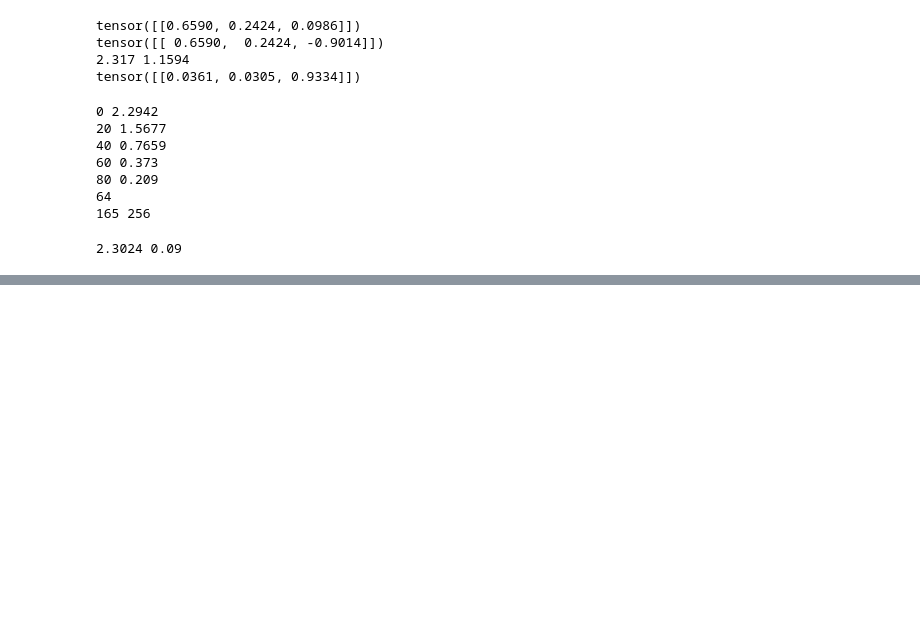
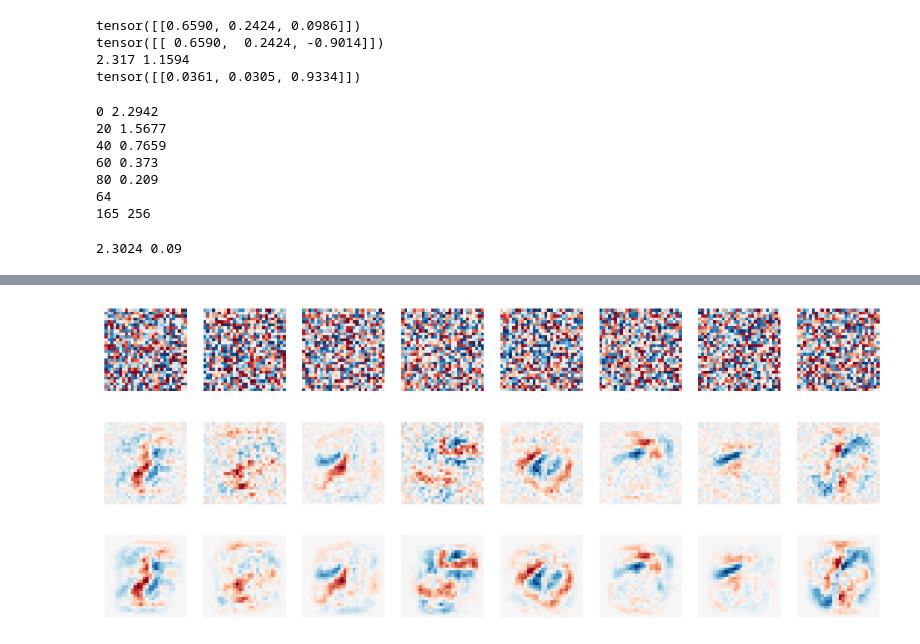
Before and after one commit to taesub0204/python, a Jupyter notebook: 2학기_딥러닝프로그래밍/week7/20261012.ipynb, the cells around one changed output, grey strips where cells are left out. Cells and saved outputs as stored; diff of their text form; code cells hidden in the pictures; blank space fills up the shorter version.

```diff
--- a/2학기_딥러닝프로그래밍/week7/20261012.ipynb
+++ b/2학기_딥러닝프로그래밍/week7/20261012.ipynb
@@ -333,3 +329,16 @@ def train_one_epoch(model, loader, opt): # 학습 함수, 1 epoch을 돈다
         total_loss += loss.item() * len(y)
 
     return total_loss / len(loader.dataset)
+# %%
+#예제 4-11. 10 epoch 학습과 기록
+torch.manual_seed(0)
+model = MLP().to(device)
+opt = torch.optim.SGD(model.parameters(), lr = 0.1)
+train_losses, val_losses, val_accs = [], [], []
+for epoch in range(10):
+    t1 = train_one_epoch(model, train_loader, opt)
+    vl, va = evaluate(model, val_loader)
+    train_losses.append(t1)
+    val_losses.append(vl)
+    val_accs.append(va)
+    print(epoch + 1, round(t1, 4), round(vl, 4), f"{va:.2f}%")
@@ -335,0 +356,16 @@ def train_one_epoch(model, loader, opt): # 학습 함수, 1 epoch을 돈다
+# %%
+#예제 4-12. 예제 4-11에서 학습한 model과 비교
+import matplotlib.pyplot as plt
+torch.manual_seed(0)
+before = MLP() # 같은 seed라 학습 전 초기값과 같다
+fig, axes = plt.subplots(3, 8, figsize=(12, 5)) # 학습 전, 학습 후, 변화량
+for i in range(8): # 은닉 뉴런 0~7번
+    w0 = before.fc1.weight[i].detach().view(28, 28) # 784개 → 28×28
+    w1 = model.fc1.weight[i].detach().cpu().view(28, 28)
+    for r, w in enumerate([w0, w1, w1 - w0]):
+        v = w.abs().max() # 0이 흰색이 되도록 색 범위를 ±v로
+        axes[r, i].imshow(w, cmap="RdBu_r", vmin=-v, vmax=v)
+        axes[r, i].axis("off")
+plt.show()
+# %% [output]
+[figure, added]
```
Also changed, not shown: parts of 11 cells of this notebook, 5 other files.
